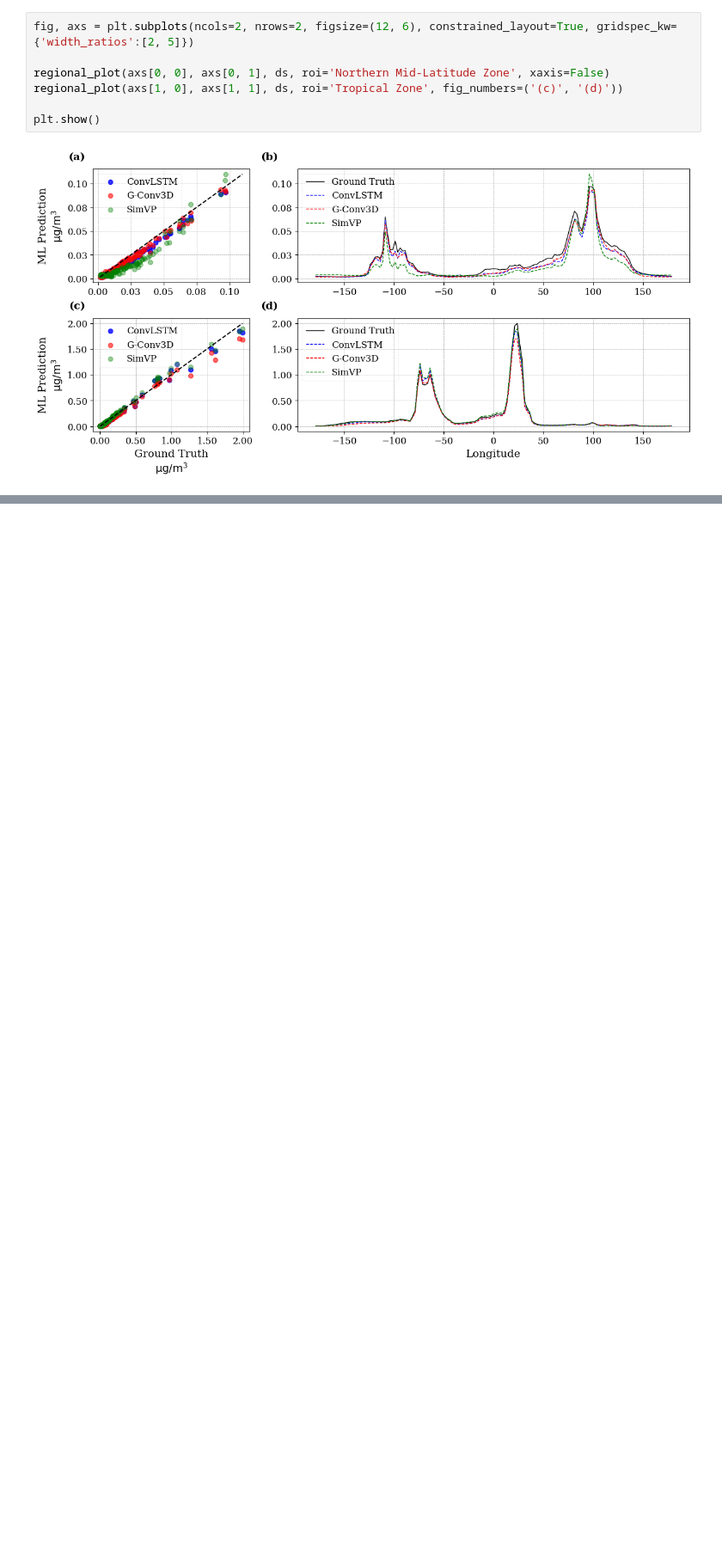
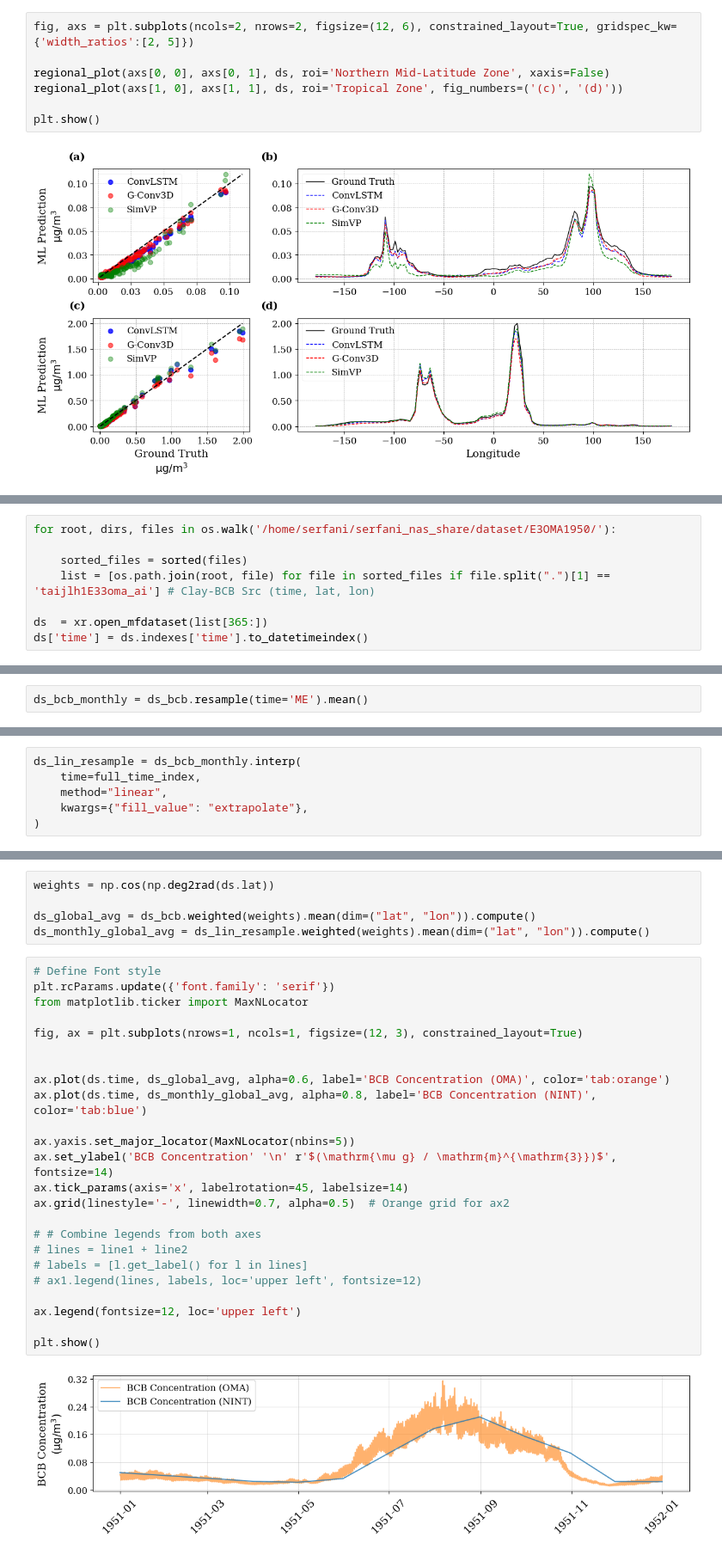
Before and after one commit to smhassanerfani/nasa-niswan, a Jupyter notebook: manuscript_report.ipynb, the cells around one changed output, grey strips where cells are left out. Shown at 86% size. Drawn from its saved outputs; the diff is of its cells as text; blank space fills up the shorter version.

```diff
--- a/manuscript_report.ipynb
+++ b/manuscript_report.ipynb
@@ -840,0 +845,8 @@ plt.show()
+# %%
+for root, dirs, files in os.walk('/home/serfani/serfani_nas_share/dataset/E3OMA1950/'):
+
+    sorted_files = sorted(files)
+    list = [os.path.join(root, file) for file in sorted_files if file.split(".")[1] == 'taijlh1E33oma_ai'] # Clay-BCB Src (time, lat, lon)
+
+ds  = xr.open_mfdataset(list[365:])
+ds['time'] = ds.indexes['time'].to_datetimeindex()
@@ -840,0 +864,2 @@ plt.show()
+# %%
+ds_bcb_monthly = ds_bcb.resample(time='ME').mean()
@@ -840,0 +893,6 @@ plt.show()
+# %%
+ds_lin_resample = ds_bcb_monthly.interp(
+    time=full_time_index,
+    method="linear",
+    kwargs={"fill_value": "extrapolate"},
+)
@@ -840,0 +909,31 @@ plt.show()
+# %%
+weights = np.cos(np.deg2rad(ds.lat))
+
+ds_global_avg = ds_bcb.weighted(weights).mean(dim=("lat", "lon")).compute()
+ds_monthly_global_avg = ds_lin_resample.weighted(weights).mean(dim=("lat", "lon")).compute()
+# %%
+# Define Font style
+plt.rcParams.update({'font.family': 'serif'})
+from matplotlib.ticker import MaxNLocator
+
+fig, ax = plt.subplots(nrows=1, ncols=1, figsize=(12, 3), constrained_layout=True)
+
+
+ax.plot(ds.time, ds_global_avg, alpha=0.6, label='BCB Concentration (OMA)', color='tab:orange')
+ax.plot(ds.time, ds_monthly_global_avg, alpha=0.8, label='BCB Concentration (NINT)', color='tab:blue')
+
+ax.yaxis.set_major_locator(MaxNLocator(nbins=5))
+ax.set_ylabel('BCB Concentration' '\n' r'$(\mathrm{\mu g} / \mathrm{m}^{\mathrm{3}})$', fontsize=14)
+ax.tick_params(axis='x', labelrotation=45, labelsize=14)
+ax.grid(linestyle='-', linewidth=0.7, alpha=0.5)  # Orange grid for ax2
+
+# # Combine legends from both axes
+# lines = line1 + line2
+# labels = [l.get_label() for l in lines]
+# ax1.legend(lines, labels, loc='upper left', fontsize=12)
+
+ax.legend(fontsize=12, loc='upper left')
+
+plt.show()
+# %% [output]
+[figure, added]
```
Also changed, not shown: parts of 16 cells of this notebook.
